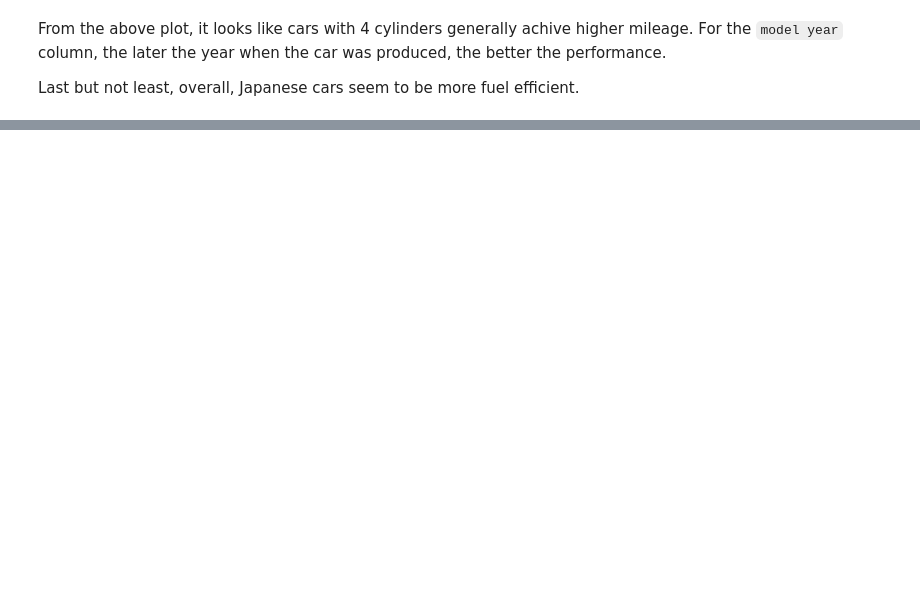
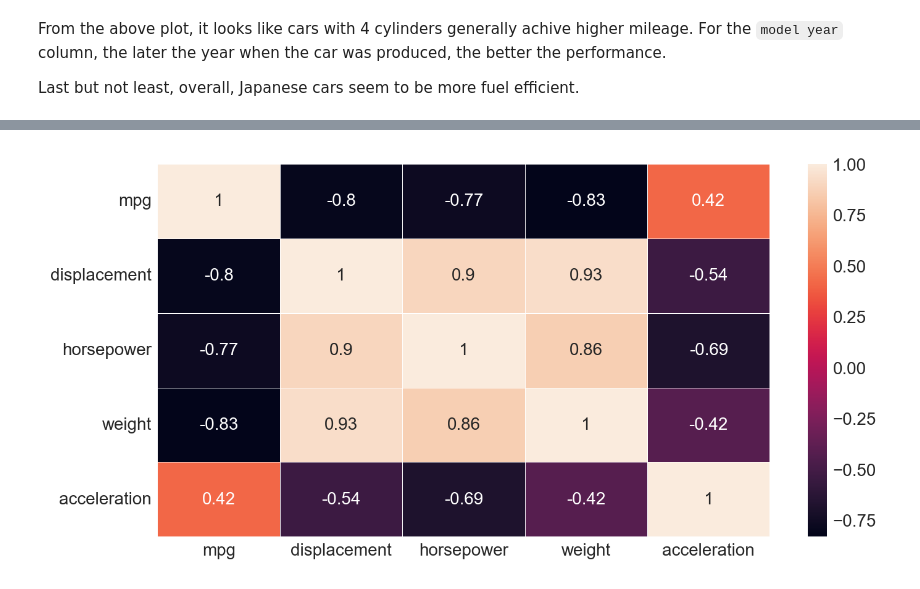
Before and after one commit to Chau-Ngoc/auto-mpg, a Jupyter notebook: auto_mpg_prediction.ipynb, the cells around one changed output, grey strips where cells are left out. Cells and saved outputs as stored; diff of their text form; code cells hidden in the pictures; blank space fills up the shorter version.

```diff
--- a/auto_mpg_prediction.ipynb
+++ b/auto_mpg_prediction.ipynb
@@ -259,0 +320,3 @@ Last but not least, overall, Japanese cars seem to be more fuel efficient.
+# %%
+df_corr = df_vehicles.corr()
+df_corr
@@ -259,0 +330,10 @@ Last but not least, overall, Japanese cars seem to be more fuel efficient.
+# %%
+plt.figure(figsize=(8, 4), dpi=200)
+
+sns.heatmap(data=df_corr,
+            annot=True,
+            linewidths=0.3)
+
+plt.show()
+# %% [output]
+[figure, added]
```
Also changed, not shown: parts of 12 cells of this notebook.
